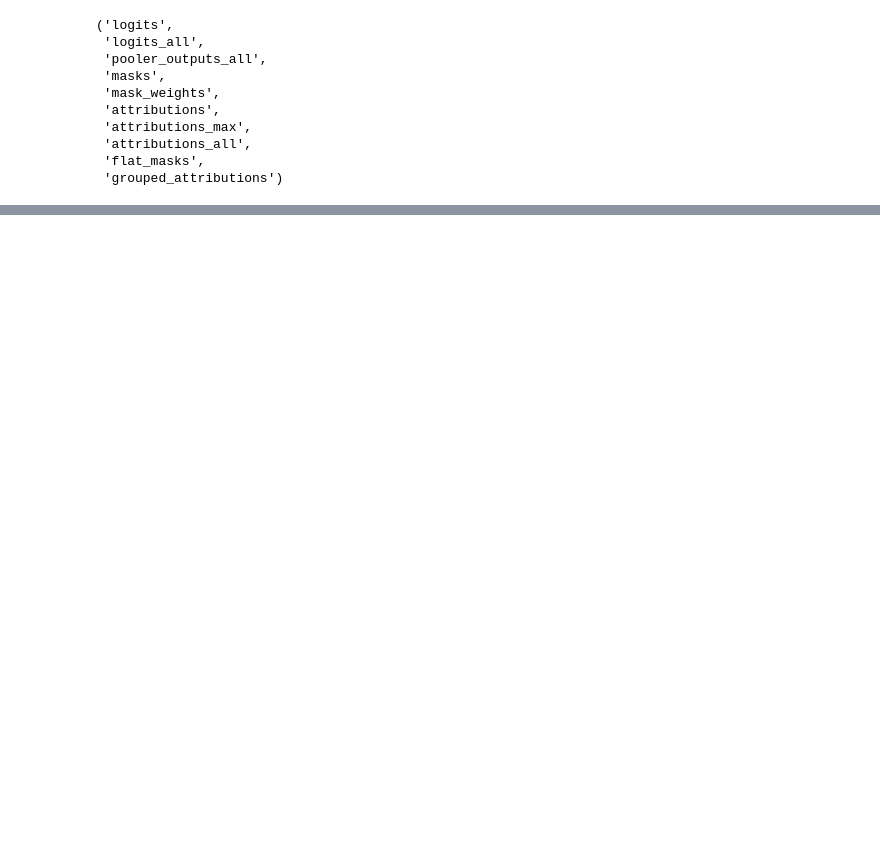
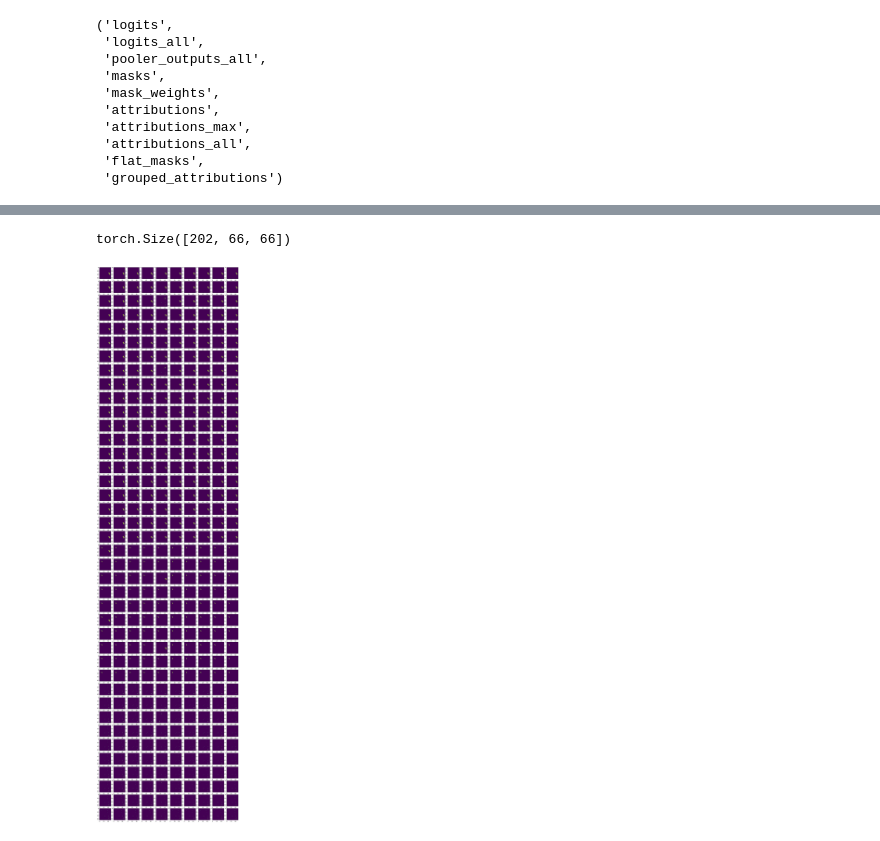
Before and after one commit to BrachioLab/sop, a Jupyter notebook: notebooks/cosmogrid/eval_cosmogrid.ipynb, the cells around one changed output, grey strips where cells are left out. Cells and saved outputs as stored; diff of their text form; code cells hidden in the pictures; blank space fills up the shorter version.

```diff
--- a/notebooks/cosmogrid/eval_cosmogrid.ipynb
+++ b/notebooks/cosmogrid/eval_cosmogrid.ipynb
@@ -226,20 +250,29 @@ masks_used = masks[i][mask_weights[i].sum(-1).bool()]  # get masks that are used
 mask_weights_used = mask_weights[i][mask_weights[i].sum(-1).bool()]
 logits_used = logits_all[i][mask_weights[i].sum(-1).bool()]
 losses_used = losses[i][mask_weights[i].sum(-1).bool()]
+# %%
+masks_used.shape
+# %% [output]
+torch.Size([202, 66, 66])
 # %%
-unique_masks_used, reverse_indices, counts = torch.unique(masks_used,
-                                                        dim=0,
-                                                        return_inverse=True,
-                                                        return_counts=True)
-indices = []
-reverse_indices = reverse_indices.cpu().numpy().tolist()
+# unique_masks_used, reverse_indices, counts = torch.unique(masks_used,
+#                                                         dim=0,
+#                                                         return_inverse=True,
+#                                                         return_counts=True)
+# indices = []
+# reverse_indices = reverse_indices.cpu().numpy().tolist()
 
-for j in range(len(counts)):
-    indices.append(reverse_indices.index(j))
+# for j in range(len(counts)):
+#     indices.append(reverse_indices.index(j))
 
-unique_mask_weights_used = mask_weights_used[indices] * counts.view(-1, 1)
-unique_logits_used = logits_used[indices]
-unique_losses_used = losses_used[indices]
+# unique_mask_weights_used = mask_weights_used[indices] * counts.view(-1, 1)
+# unique_logits_used = logits_used[indices]
+# unique_losses_used = losses_used[indices]
+
+unique_masks_used = masks_used
+unique_mask_weights_used = mask_weights_used
+unique_logits_used = logits_used
+unique_losses_used = losses_used
 # %%
 entry = {'image': inputs[i],
          'original_logits': original_logits[i],
@@ -254,2 +287,15 @@ entry = {'image': inputs[i],
         'num_labels': model.config.num_labels}
+# %%
+import math
+import matplotlib.pyplot as plt
+
+cols = 10
+rows = math.ceil(masks[i].shape[0] / cols)
+fig, axs = plt.subplots(rows, cols, figsize=(cols * 2, rows * 2))
+axs = axs.ravel()
+for j in range(masks[i].shape[0]):
+    axs[j].imshow(masks[i][j].cpu().numpy())
+plt.show()
+# %% [output]
+[figure, added]
 # %%
```
Also changed, not shown: parts of 15 cells of this notebook, 21 other files.
